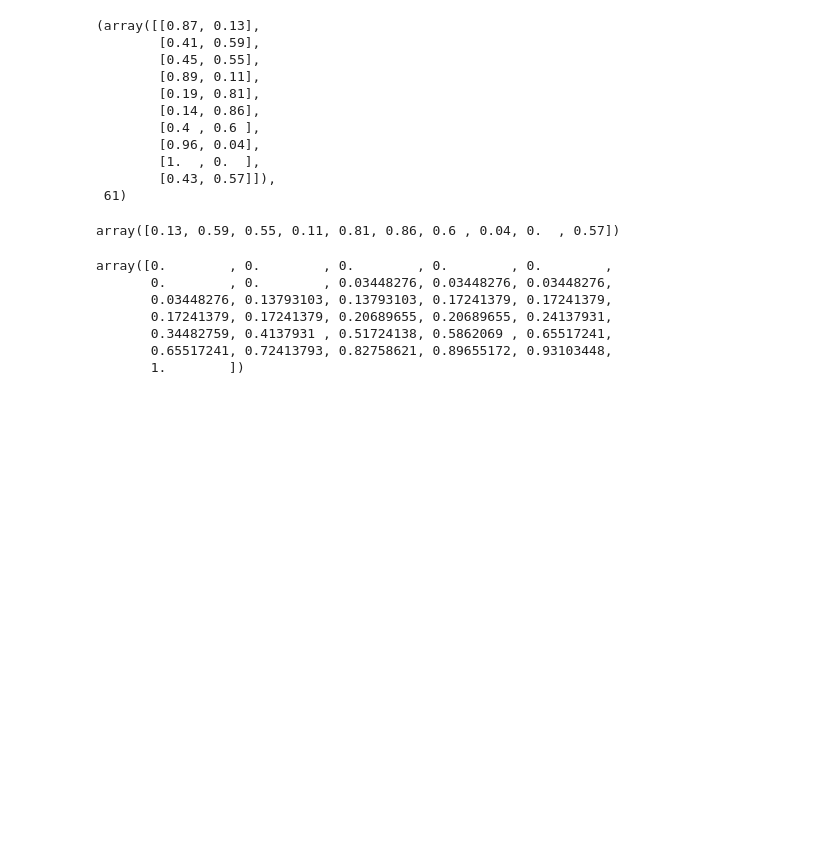
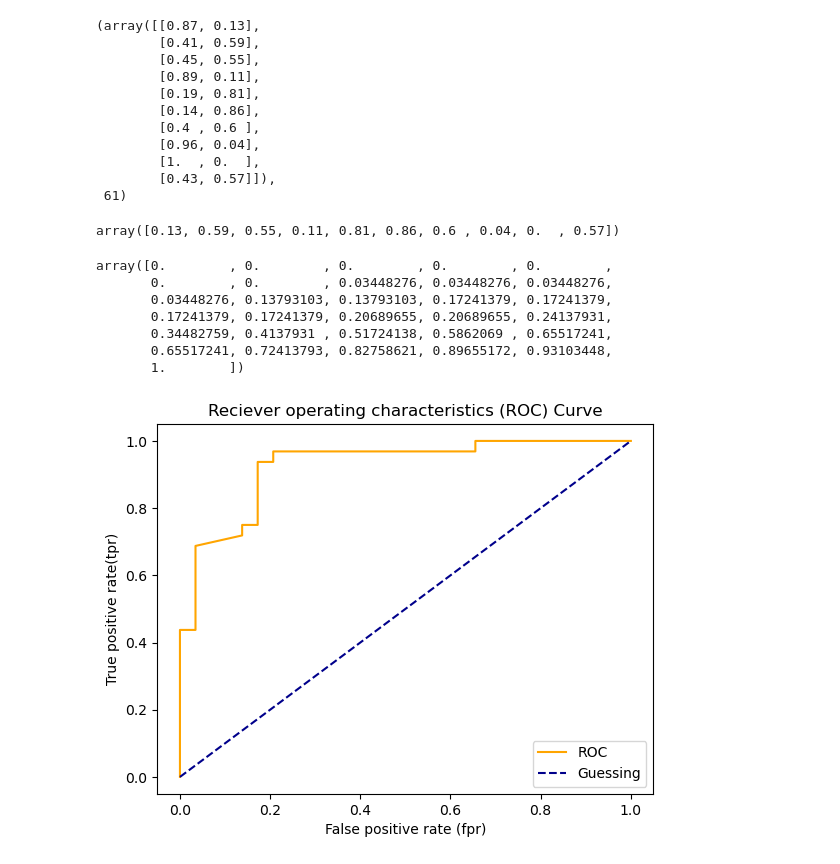
Before and after one commit to Godswillben/Machine-learning-practice, a Jupyter notebook: 2/sample_project_1/Introduction-to-scikit-learn.ipynb, the cells around one changed output. Saved outputs shown, nothing was run; the diff lists cells and outputs as text; code cells hidden in the pictures; blank space fills up the shorter version.

```diff
--- a/2/sample_project_1/Introduction-to-scikit-learn.ipynb
+++ b/2/sample_project_1/Introduction-to-scikit-learn.ipynb
@@ -1232,10 +1232,24 @@ array([0.        , 0.        , 0.        , 0.        , 0.        ,
 # %%
  # Creating a function for plotting ROC curves
 import matplotlib.pyplot as plt
 
 def plot_roc_curve(fpr, tpr):
     """
     Plots a roc curve give the false positive rate(fpr)
     and true positive rate (tpr) of a model
     """
     # plot roc curve
+    plt.plot(fpr, tpr, color="orange", label="ROC")
+    # Plot line with no predictive power(baseline)
+    plt.plot([0, 1], [0, 1], color="darkblue", linestyle="--", label="Guessing")
+
+    # Customize the plot
+    plt.xlabel("False positive rate (fpr)")
+    plt.ylabel("True positive rate(tpr)")
+    plt.title("Reciever operating characteristics (ROC) Curve")
+    plt.legend()
+    plt.show()
+
+plot_roc_curve(fpr, tpr)
+# %% [output]
+[figure, added]
```
